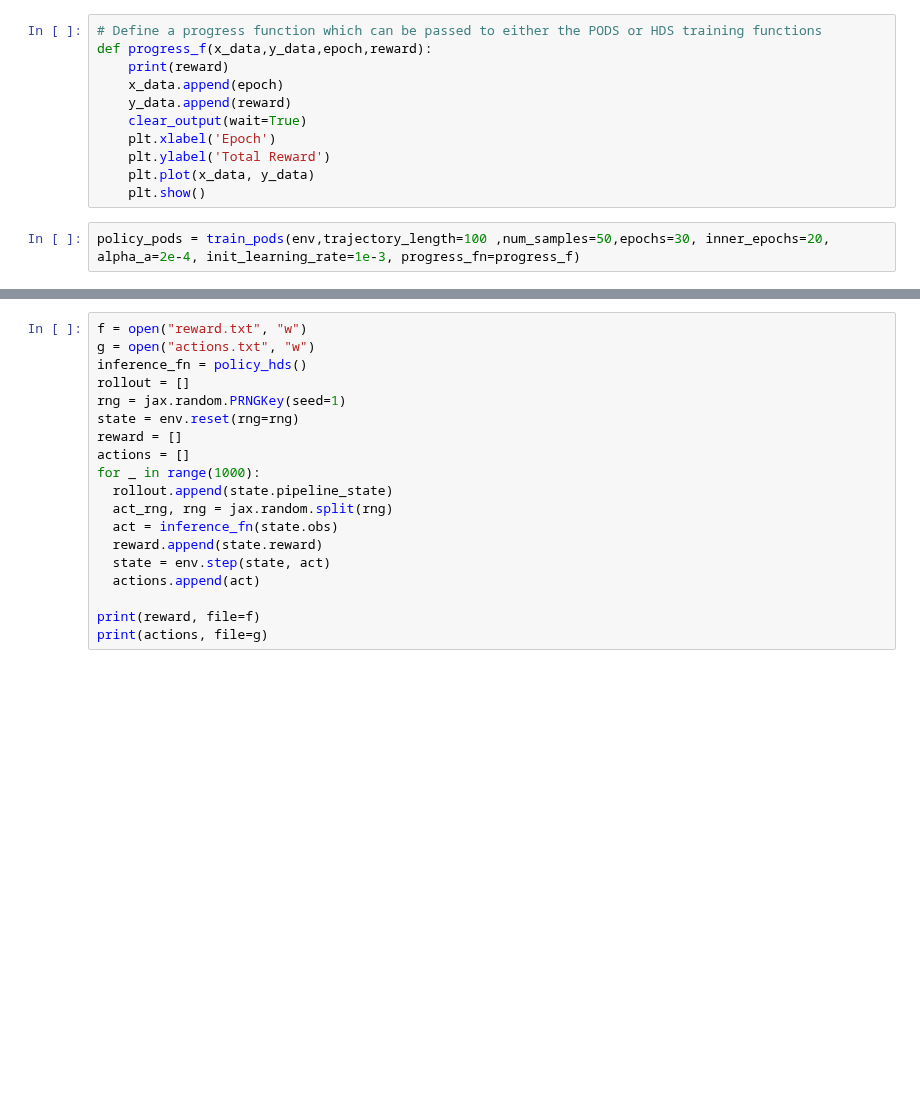
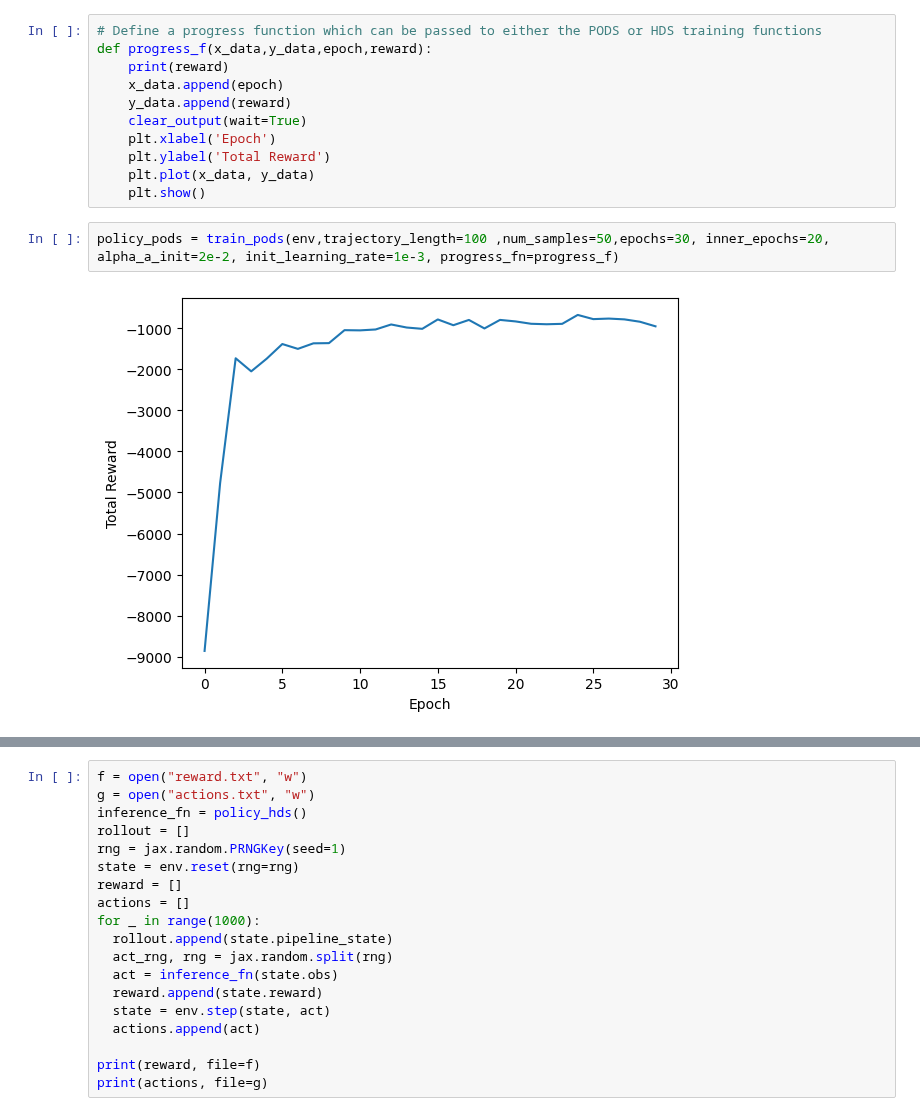
Before and after one commit to dcsteinhauser/HDS, a Jupyter notebook: example.ipynb, the cells around one changed output, grey strips where cells are left out. Drawn from its saved outputs; the diff is of its cells as text; blank space fills up the shorter version.

```diff
--- a/example.ipynb
+++ b/example.ipynb
@@ -41,4 +50,6 @@ def progress_f(x_data,y_data,epoch,reward):
     plt.plot(x_data, y_data)
     plt.show()
 # %%
-policy_pods = train_pods(env,trajectory_length=100 ,num_samples=50,epochs=30, inner_epochs=20, alpha_a=2e-4, init_learning_rate=1e-3, progress_fn=progress_f)
+policy_pods = train_pods(env,trajectory_length=100 ,num_samples=50,epochs=30, inner_epochs=20, alpha_a_init=2e-2, init_learning_rate=1e-3, progress_fn=progress_f)
+# %% [output]
+[figure, added]
```
Also changed, not shown: parts of 8 cells of this notebook, 1 other file.
